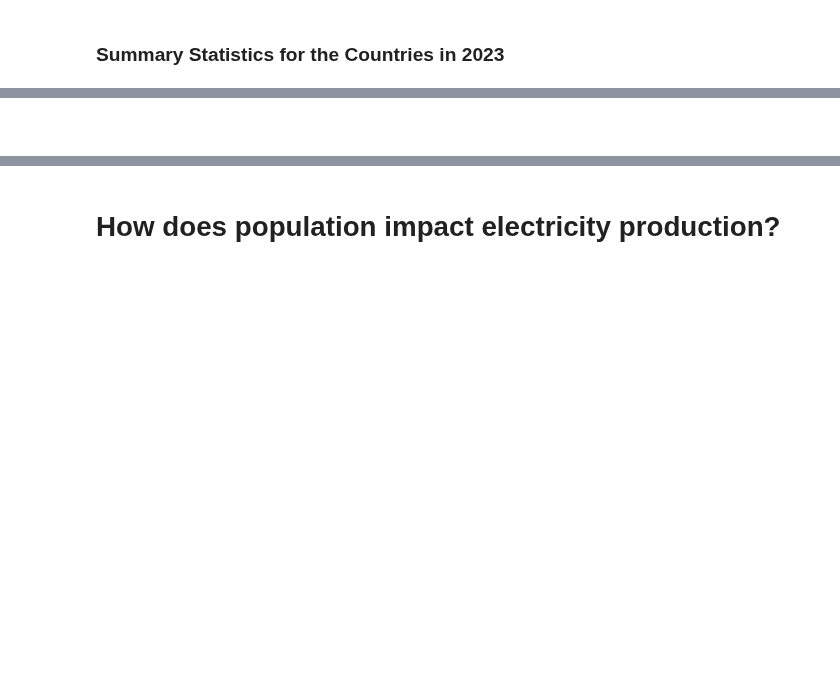
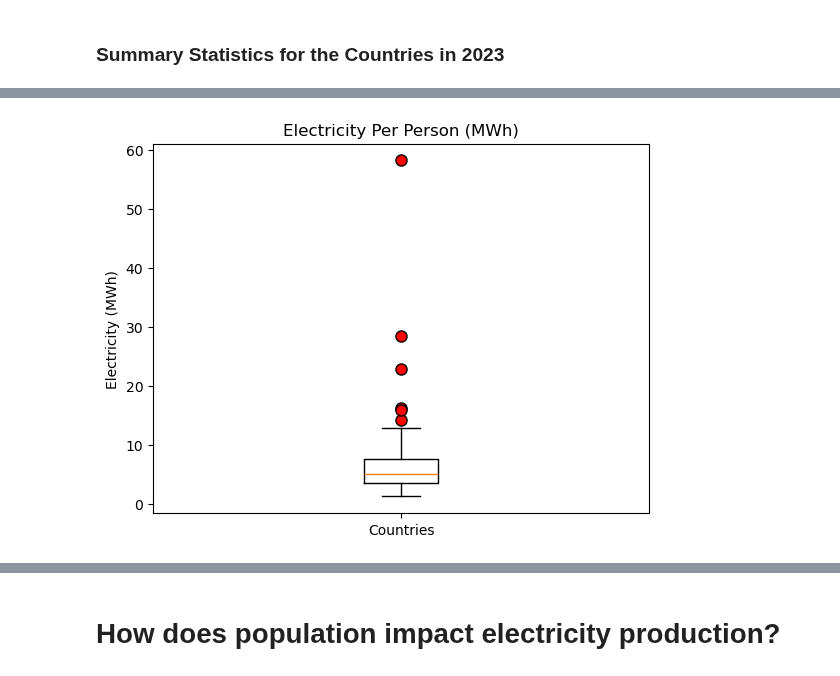
Before and after one commit to bburwinkel0721/Electric-Production, a Jupyter notebook: electricity_anaylsis.ipynb, the cells around one changed output, grey strips where cells are left out. Cells and saved outputs as stored; diff of their text form; code cells hidden in the pictures; blank space fills up the shorter version.

Commit message:
Added a boxplot of the electricity output per person

```diff
--- a/electricity_anaylsis.ipynb
+++ b/electricity_anaylsis.ipynb
@@ -246,8 +246,24 @@ summary_statistics_2023
 | Turkey | 310533.02 | 84339000.00 | 3.68 | 42.44 | 57.11 | ... |
 | United Kingdom | 273007.95 | 67886000.00 | 4.02 | 48.72 | 37.71 | ... |
 | United States | 4254837.17 | 331003000.00 | 12.85 | 22.53 | 59.21 | ... |
-# %% [markdown]
-###
+# %%
+# Create a box plot
+fig, ax = plt.subplots()
+ax.boxplot(summary_statistics_2023['Electricity Per Person (MWh)'],
+           flierprops=dict(marker='o', markerfacecolor='red', markersize=8))
+
+# Create labels and titles
+ax.set_ylabel('Electricity (MWh)')
+ax.set_title('Electricity Per Person (MWh)')
+ax.set_xticks(ticks=[1], labels=['Countries'])
+
+# Save graph as PNG file
+fig.savefig('./output_data/electricity_per_person_boxplot.png')
+
+# Show plot
+plt.show()
+# %% [output]
+[figure, added]
 # %%
 # Create mean and median values for the 48 countries in the dataset
 mean_electric_production = summary_statistics_2023['Total Electricity Production (GWh)'].mean()
```
Also changed, not shown: 1 other file.
